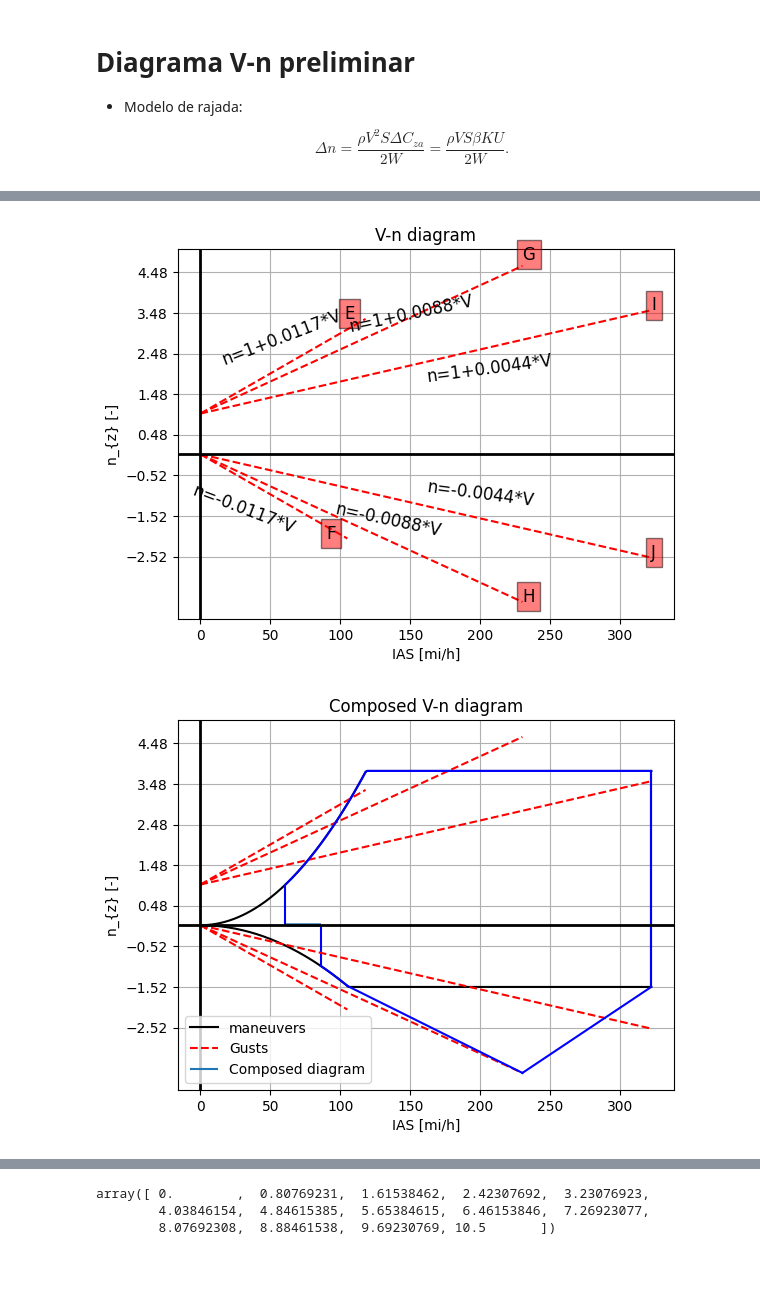
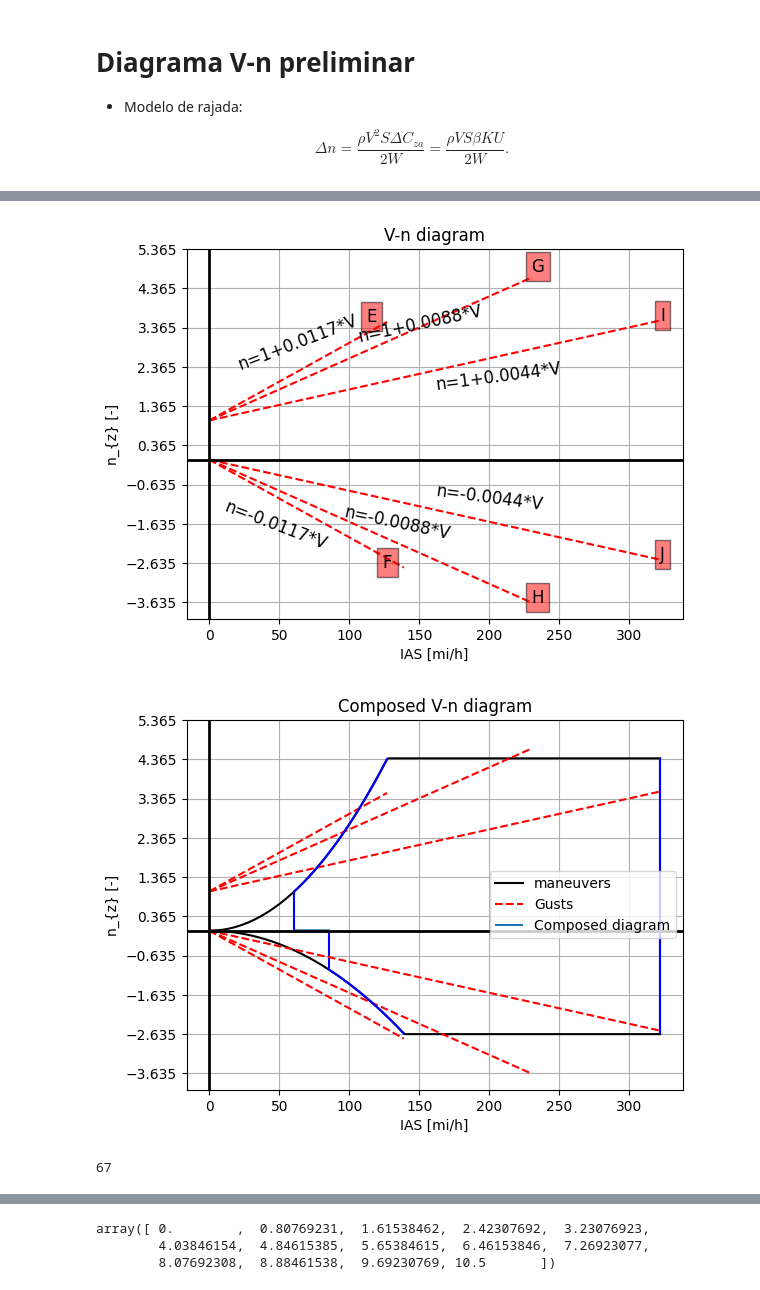
Before and after one commit to FeLorentzo/AircraftProjectEESC, a Jupyter notebook: AircraftPreliminaryDesign/AircraftPreliminaryDesign.ipynb, the cells around one changed output, grey strips where cells are left out. Saved outputs shown, nothing was run; the diff lists cells and outputs as text; code cells hidden in the pictures.

```diff
--- a/AircraftPreliminaryDesign/AircraftPreliminaryDesign.ipynb
+++ b/AircraftPreliminaryDesign/AircraftPreliminaryDesign.ipynb
@@ -82,7 +82,7 @@ aircraft = {
     'S_wet': 84.4,
     'Percent_laminar': 0.1,
     'sweep': 0,
-    'taper_ratio': 1,
+    'taper_ratio': 0.5,
     'hinge': False,
     'thickness': 0.12,
     'material': "Aerospace aluminum", # Dever ser compativel com o arquivo weight_estimation_data.json
@@ -439,6 +439,8 @@ def calculate_fuel_weight(aircraft):
 
 aircraft['engine']['weight'] = 229.5
 
+aircraft['landing gear']['height'] = 1.25
+
 aircraft['wing']['W'] = calculate_wing_weight(aircraft, weight_estimation_data)
 aircraft['ht']['W'] = calculate_horizontal_tail_weight(aircraft, weight_estimation_data)
 aircraft['vt']['W'] = calculate_vertical_tail_weight(aircraft, weight_estimation_data)
@@ -682,8 +688,8 @@ def get_gusts_lines(cza, alphas, W, S, v, n_max, n_min, n_plus, n_minus):
 # %%
 # Problem data
 
-n_max = 3.8
-n_min = -0.4 * n_max
+n_max = (2.1 + (24000/(19000 + 10000))) * 1.5 # ultimate
+n_min = -0.4 * n_max * 1.5 # ultimate
 
 W = aircraft['definitions']['MTOW'] * g / units.kgf2n(1) # lbf
 S = aircraft['wing']['S'] / (units.ft2m(1)**2) # ft²
@@ -855,7 +861,7 @@ plt.axvline(linewidth=2, color='k')
 plt.yticks(np.arange(n_min-1, n_max+1, 1.0))
 plt.grid()
 # %% [output]
-[figure, old version]
+[figure, new version]
 # %%
 ## Final total V-n
 
@@ -883,39 +889,46 @@ plt.plot(v, gust_dive_plus, color='red', linestyle='--')
 plt.plot(v, gust_dive_minus, color='red', linestyle='--')
 plt.plot(v_gust_cruise, gust_cruise_plus, color='red', linestyle='--')
 plt.plot(v_gust_cruise, gust_cruise_minus, color='red', linestyle='--', label='Gusts')
 
 
 v_aux = v[n_minus>n_min]
 n_aux = n_minus[n_minus>n_min]
 n_resultant_negative = n_aux[n_aux<=-1]
 v_resultant_negative = v_aux[n_aux<=-1]
 
 v_aux = v[n_plus>n_max]
 n_aux = n_plus[n_plus>n_max]
 n_resultant_positive = n_aux[n_aux>=1]
 v_resultant_positive = v_aux[n_aux>=1]
 
-plt.plot(v[n_plus>=1], n_plus[n_plus>=1], color = 'blue')
+plt.plot(v[(v>=linear_interp_positive(1)) & (v<=v_gust_stall_plus[-1])] ,OA[OA>=1], color='blue')
+# plt.plot(v[n_plus>=1], n_plus[n_plus>=1], color = 'blue')
 plt.plot(v_resultant_negative, n_resultant_negative, color = 'blue')
 plt.vlines(x=Vd, ymin = n_min, ymax = n_max, colors = 'blue')
 plt.hlines(y=np.zeros((len(v[n_plus>=1]) - len(v[n_minus<=-1]))), xmin=v[n_minus<=-1][0], xmax=v[n_plus>=1][0],
            label='Composed diagram')
-plt.plot([v_resultant_negative[-1], v_gust_cruise[-1]], [n_resultant_negative[-1],gust_cruise_minus[-1]],
-         color= 'blue')
-plt.plot([v_gust_cruise[-1],v[-1]], [gust_cruise_minus[-1],n_min],
-         color= 'blue')
+# plt.plot([v_resultant_negative[-1], v_gust_cruise[-1]], [n_resultant_negative[-1],gust_cruise_minus[-1]],
+        #  color= 'blue')
+# plt.plot([v_gust_cruise[-1],v[-1]], [gust_cruise_minus[-1],n_min],
+        #  color= 'blue')
 
 plt.xlabel('IAS [mi/h]')
 plt.ylabel('n_{z} [-]')
 plt.title('Composed V-n diagram')
 plt.axhline(linewidth=2, color='k')
 plt.axvline(linewidth=2, color='k')
 plt.yticks(np.arange(n_min-1, n_max+1, 1.0))
 plt.grid()
 plt.legend()
 plt.show()
 # %% [output]
-[figure, old version]
+[figure, new version]
+# %%
+len(v[(v>=linear_interp_positive(1)) & (v<=v_gust_stall_plus[-1])])
+len(OA[OA>=1])
+# len(v[v<=v_gust_stall_plus[-1]])
+# %% [output]
+67
 # %%
 print(max(gust_cruise_plus))
 print(min(gust_stall_minus))
```
Also changed, not shown: parts of 40 cells of this notebook, 1 other file.
